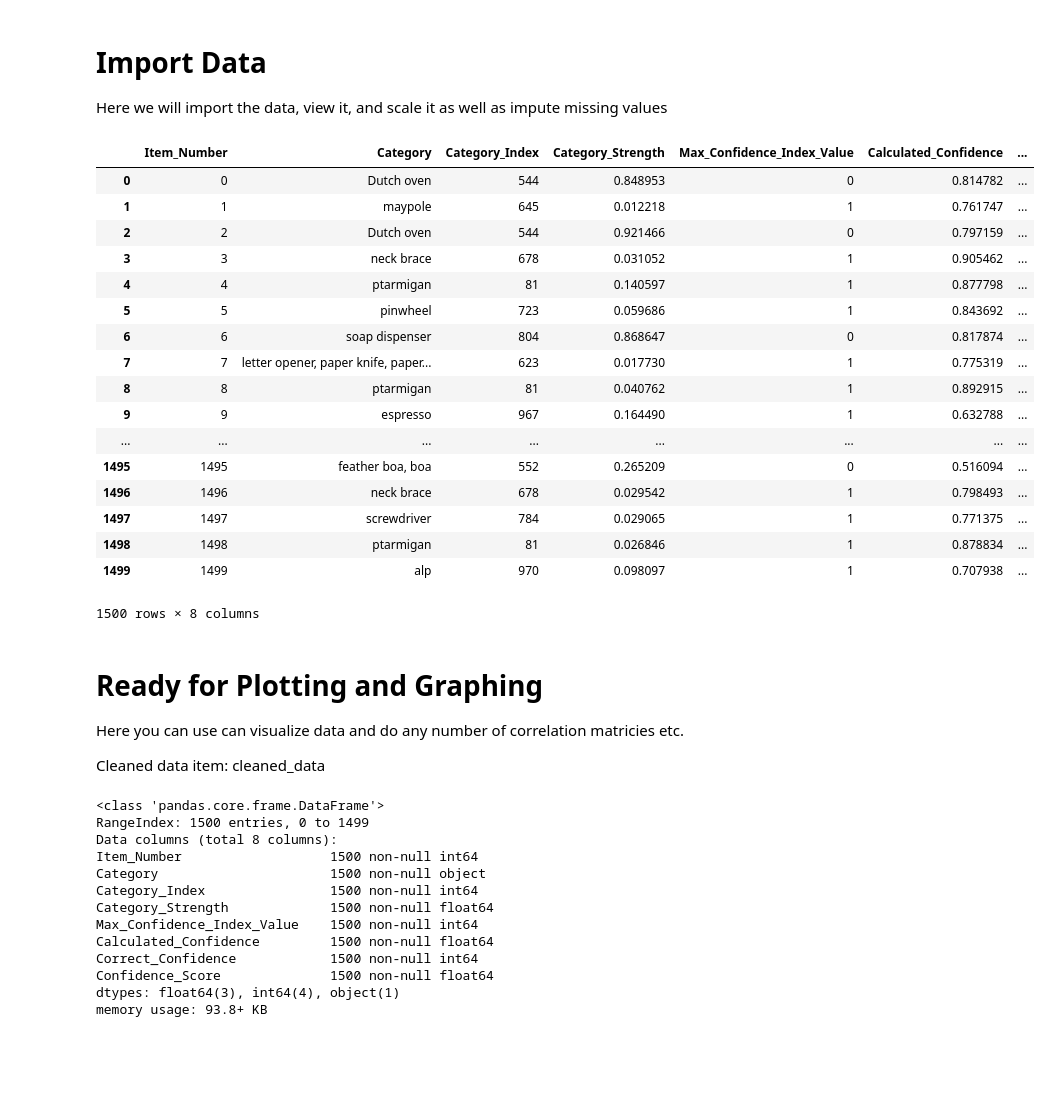
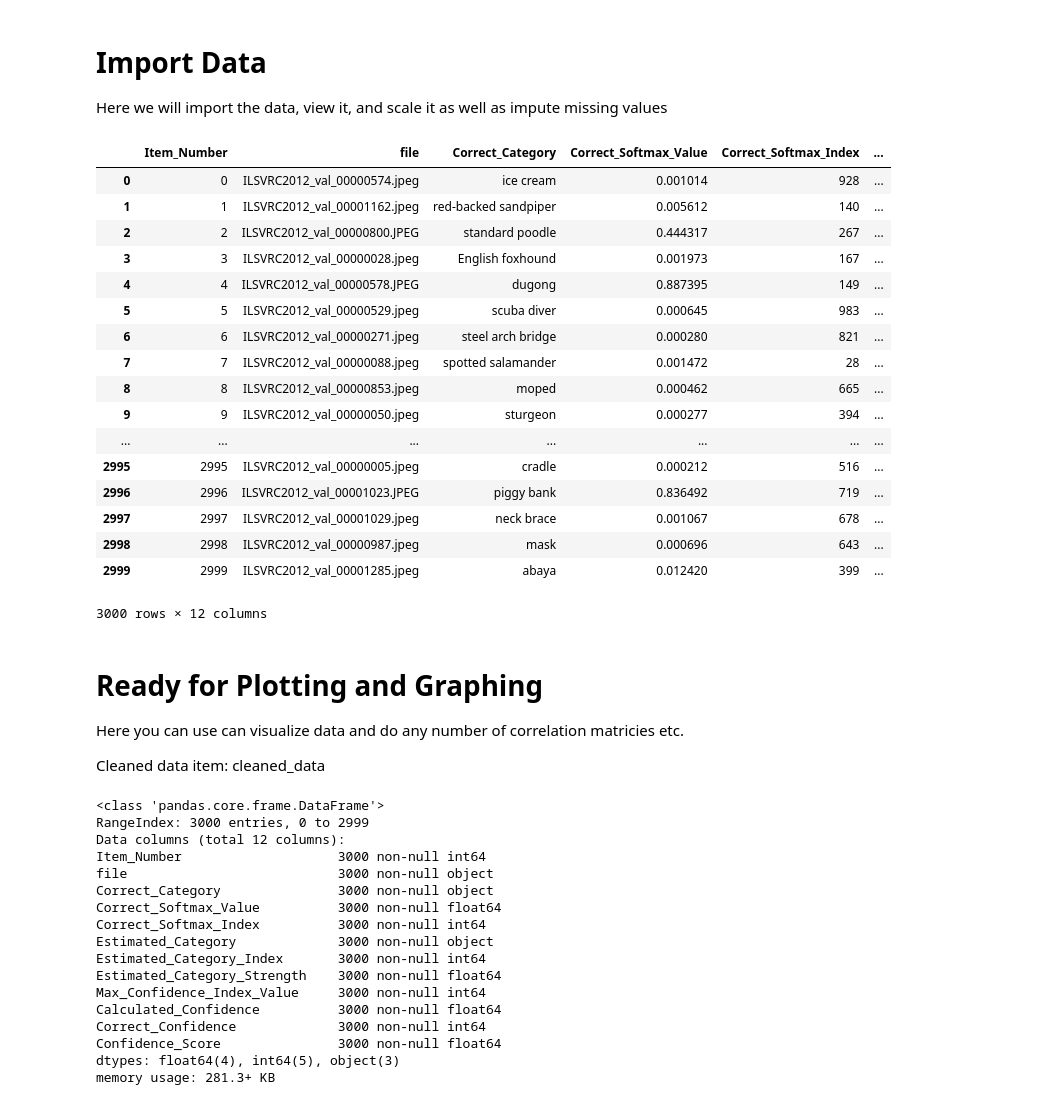
Before and after one commit to SamuelDGeorge/out_of_sample, a Jupyter notebook: Figure_Creation.ipynb, the cells around one changed output. Drawn from its saved outputs; the diff is of its cells as text; code cells hidden in the pictures; blank space fills up the shorter version.

```diff
--- a/Figure_Creation.ipynb
+++ b/Figure_Creation.ipynb
@@ -45,30 +47,34 @@ Here we will import the data, view it, and scale it as well as impute missing va
 # %%
 #Get Data
 
-raw_data = import_data("Out_Of_Set_Test_Run_1.csv", "C:/Users/sdgeo/Dropbox/Own/Graduate-School/First_Semester/COMP_790/workspace/out_of_sample")
+raw_data = import_data("Out_Of_Set_Test_Run_2.csv", "C:/Users/sdgeo/Dropbox/Own/Graduate-School/First_Semester/COMP_790/workspace/out_of_sample")
 cleaned_data = raw_data.drop(['Unnamed: 0'], axis=1)
-confidence_compare = cleaned_data.iloc[:,[4,6]]
-
+unblurred_data = cleaned_data.loc[cleaned_data['Correct_Confidence'] == 0].reset_index().drop(['index'], axis=1)
+blurred_data = cleaned_data.loc[cleaned_data['Correct_Confidence'] == 1].reset_index().drop(['index'], axis=1)
+classfier_compare = unblurred_data.iloc[:,[4,6]]
+blur_compare = blurred_data.iloc[:,[4,6]]
+confidence_compare = cleaned_data.iloc[:,[8,10]]
+unblurred_data.to_csv('Unblurred_Data_Compare.csv', sep=',')
 cleaned_data
 # %% [output]
-|  | Item_Number | Category | Category_Index | Category_Strength | Max_Confidence_Index_Value | Calculated_Confidence | ... |
-| 0 | 0 | Dutch oven | 544 | 0.848953 | 0 | 0.814782 | ... |
-| 1 | 1 | maypole | 645 | 0.012218 | 1 | 0.761747 | ... |
-| 2 | 2 | Dutch oven | 544 | 0.921466 | 0 | 0.797159 | ... |
-| 3 | 3 | neck brace | 678 | 0.031052 | 1 | 0.905462 | ... |
-| 4 | 4 | ptarmigan | 81 | 0.140597 | 1 | 0.877798 | ... |
-| 5 | 5 | pinwheel | 723 | 0.059686 | 1 | 0.843692 | ... |
-| 6 | 6 | soap dispenser | 804 | 0.868647 | 0 | 0.817874 | ... |
-| 7 | 7 | letter opener, paper knife, paper... | 623 | 0.017730 | 1 | 0.775319 | ... |
-| 8 | 8 | ptarmigan | 81 | 0.040762 | 1 | 0.892915 | ... |
-| 9 | 9 | espresso | 967 | 0.164490 | 1 | 0.632788 | ... |
-| ... | ... | ... | ... | ... | ... | ... | ... |
-| 1495 | 1495 | feather boa, boa | 552 | 0.265209 | 0 | 0.516094 | ... |
-| 1496 | 1496 | neck brace | 678 | 0.029542 | 1 | 0.798493 | ... |
-| 1497 | 1497 | screwdriver | 784 | 0.029065 | 1 | 0.771375 | ... |
-| 1498 | 1498 | ptarmigan | 81 | 0.026846 | 1 | 0.878834 | ... |
-| 1499 | 1499 | alp | 970 | 0.098097 | 1 | 0.707938 | ... |
+|  | Item_Number | file | Correct_Category | Correct_Softmax_Value | Correct_Softmax_Index | ... |
+| 0 | 0 | ILSVRC2012_val_00000574.jpeg | ice cream | 0.001014 | 928 | ... |
+| 1 | 1 | ILSVRC2012_val_00001162.jpeg | red-backed sandpiper | 0.005612 | 140 | ... |
+| 2 | 2 | ILSVRC2012_val_00000800.JPEG | standard poodle | 0.444317 | 267 | ... |
+| 3 | 3 | ILSVRC2012_val_00000028.jpeg | English foxhound | 0.001973 | 167 | ... |
+| 4 | 4 | ILSVRC2012_val_00000578.JPEG | dugong | 0.887395 | 149 | ... |
+| 5 | 5 | ILSVRC2012_val_00000529.jpeg | scuba diver | 0.000645 | 983 | ... |
+| 6 | 6 | ILSVRC2012_val_00000271.jpeg | steel arch bridge | 0.000280 | 821 | ... |
+| 7 | 7 | ILSVRC2012_val_00000088.jpeg | spotted salamander | 0.001472 | 28 | ... |
+| 8 | 8 | ILSVRC2012_val_00000853.jpeg | moped | 0.000462 | 665 | ... |
+| 9 | 9 | ILSVRC2012_val_00000050.jpeg | sturgeon | 0.000277 | 394 | ... |
+| ... | ... | ... | ... | ... | ... | ... |
+| 2995 | 2995 | ILSVRC2012_val_00000005.jpeg | cradle | 0.000212 | 516 | ... |
+| 2996 | 2996 | ILSVRC2012_val_00001023.JPEG | piggy bank | 0.836492 | 719 | ... |
+| 2997 | 2997 | ILSVRC2012_val_00001029.jpeg | neck brace | 0.001067 | 678 | ... |
+| 2998 | 2998 | ILSVRC2012_val_00000987.jpeg | mask | 0.000696 | 643 | ... |
+| 2999 | 2999 | ILSVRC2012_val_00001285.jpeg | abaya | 0.012420 | 399 | ... |
-1500 rows × 8 columns
+3000 rows × 12 columns
 # %% [markdown]
 # Ready for Plotting and Graphing
 
@@ -81,18 +87,22 @@ cleaned_data
 cleaned_data.info()
 # %% [output]
 <class 'pandas.core.frame.DataFrame'>
-RangeIndex: 1500 entries, 0 to 1499
-Data columns (total 8 columns):
-Item_Number                   1500 non-null int64
-Category                      1500 non-null object
-Category_Index                1500 non-null int64
-Category_Strength             1500 non-null float64
-Max_Confidence_Index_Value    1500 non-null int64
-Calculated_Confidence         1500 non-null float64
-Correct_Confidence            1500 non-null int64
-Confidence_Score              1500 non-null float64
-dtypes: float64(3), int64(4), object(1)
-memory usage: 93.8+ KB
+RangeIndex: 3000 entries, 0 to 2999
+Data columns (total 12 columns):
+Item_Number                    3000 non-null int64
+file                           3000 non-null object
+Correct_Category               3000 non-null object
+Correct_Softmax_Value          3000 non-null float64
+Correct_Softmax_Index          3000 non-null int64
+Estimated_Category             3000 non-null object
+Estimated_Category_Index       3000 non-null int64
+Estimated_Category_Strength    3000 non-null float64
+Max_Confidence_Index_Value     3000 non-null int64
+Calculated_Confidence          3000 non-null float64
+Correct_Confidence             3000 non-null int64
+Confidence_Score               3000 non-null float64
+dtypes: float64(4), int64(5), object(3)
+memory usage: 281.3+ KB
 # %%
 cleaned_data.describe()
 # %% [output]
```
Also changed, not shown: parts of 11 cells of this notebook, 19 other files.
